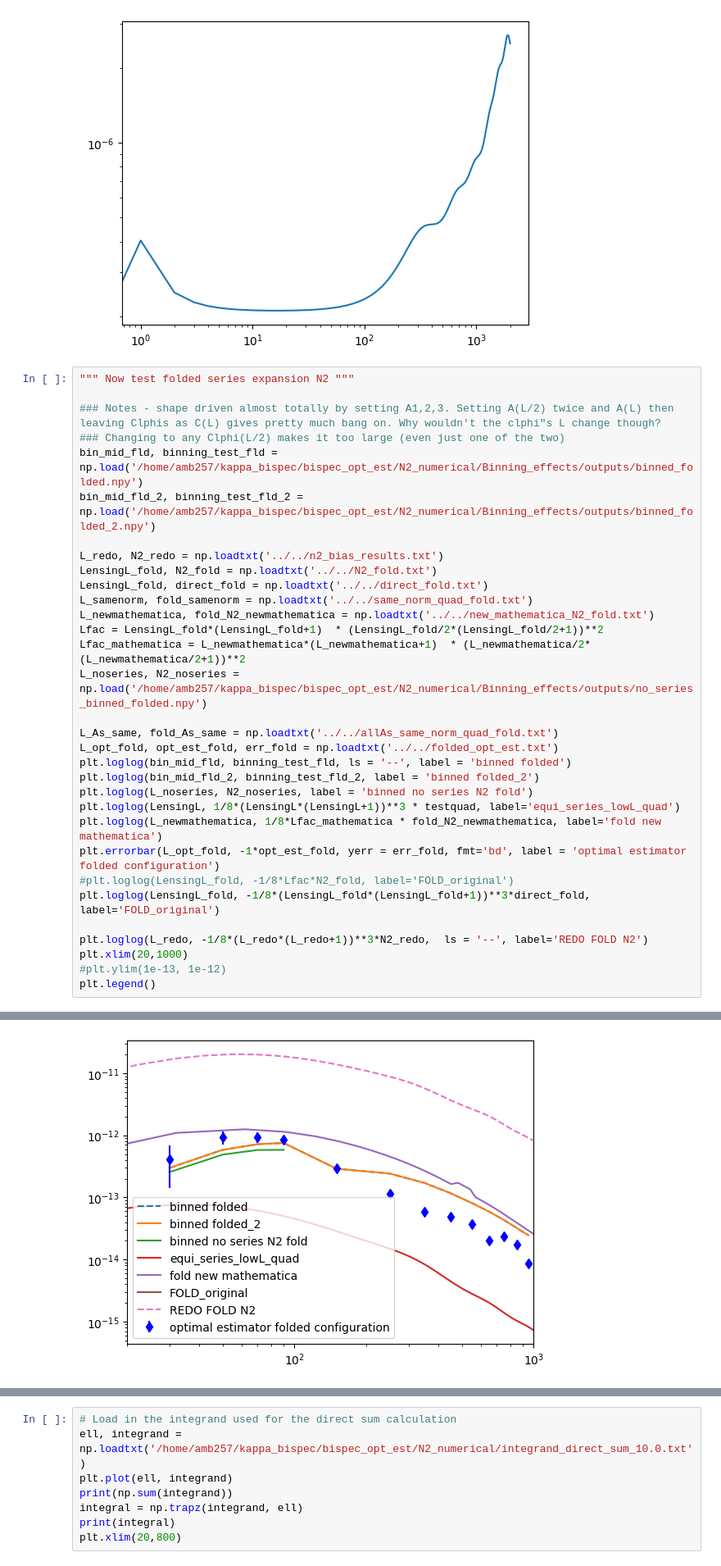
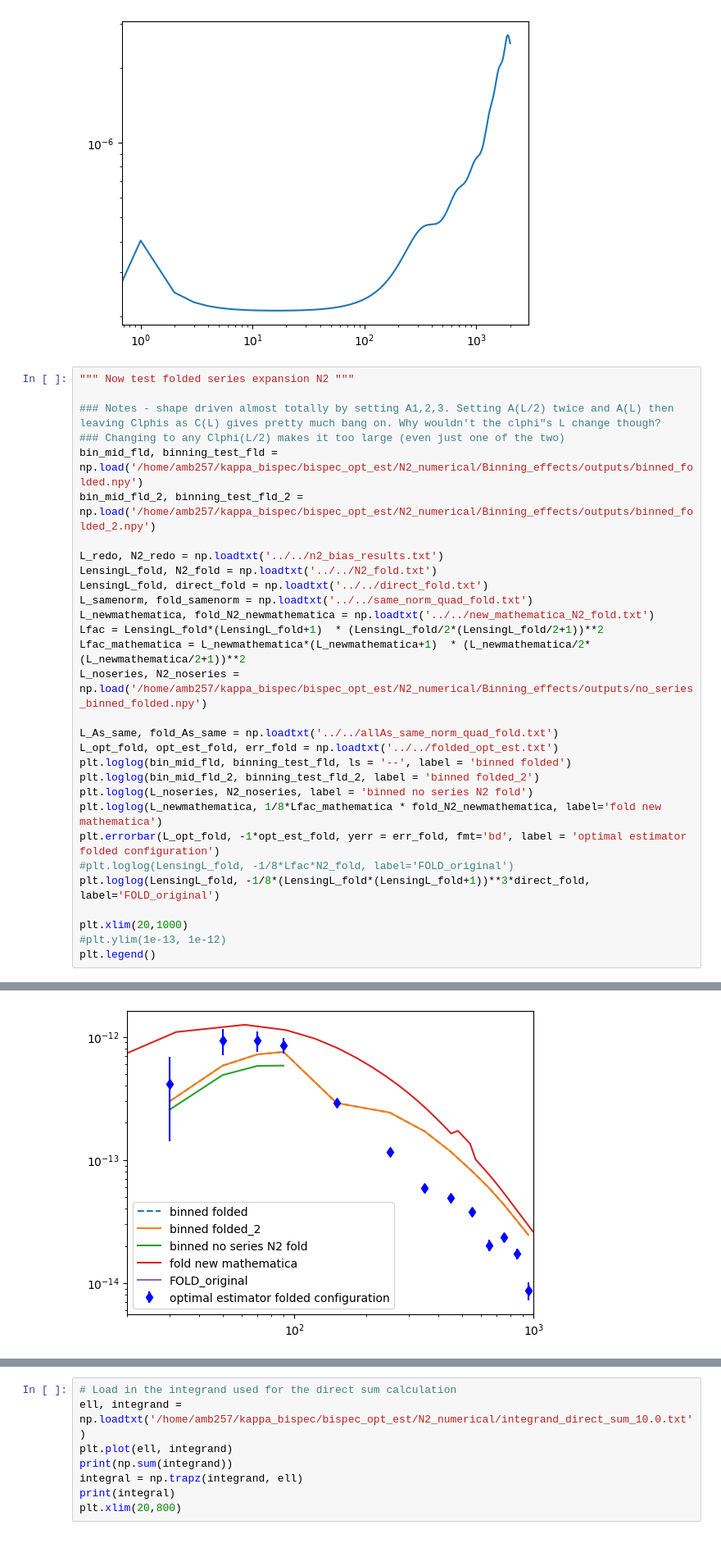
Before and after one commit to aleksandrbowkis/bispec_opt_est, a Jupyter notebook: N2_numerical/Binning_effects/Visualisation/N2_tests.ipynb, the cells around one changed output, grey strips where cells are left out. Shown at 82% size. Cells and saved outputs as stored; diff of their text form.

```diff
--- a/N2_numerical/Binning_effects/Visualisation/N2_tests.ipynb
+++ b/N2_numerical/Binning_effects/Visualisation/N2_tests.ipynb
@@ -158,36 +160,34 @@ plt.loglog(L_norm, Lfac_norm*norm_phi)
 
 ### Notes - shape driven almost totally by setting A1,2,3. Setting A(L/2) twice and A(L) then leaving Clphis as C(L) gives pretty much bang on. Why wouldn't the clphi"s L change though?
 ### Changing to any Clphi(L/2) makes it too large (even just one of the two)
 bin_mid_fld, binning_test_fld = np.load('/home/amb257/kappa_bispec/bispec_opt_est/N2_numerical/Binning_effects/outputs/binned_folded.npy')
 bin_mid_fld_2, binning_test_fld_2 = np.load('/home/amb257/kappa_bispec/bispec_opt_est/N2_numerical/Binning_effects/outputs/binned_folded_2.npy')
 
 L_redo, N2_redo = np.loadtxt('../../n2_bias_results.txt')
 LensingL_fold, N2_fold = np.loadtxt('../../N2_fold.txt')
 LensingL_fold, direct_fold = np.loadtxt('../../direct_fold.txt')
 L_samenorm, fold_samenorm = np.loadtxt('../../same_norm_quad_fold.txt')
 L_newmathematica, fold_N2_newmathematica = np.loadtxt('../../new_mathematica_N2_fold.txt')
 Lfac = LensingL_fold*(LensingL_fold+1)  * (LensingL_fold/2*(LensingL_fold/2+1))**2
 Lfac_mathematica = L_newmathematica*(L_newmathematica+1)  * (L_newmathematica/2*(L_newmathematica/2+1))**2
 L_noseries, N2_noseries = np.load('/home/amb257/kappa_bispec/bispec_opt_est/N2_numerical/Binning_effects/outputs/no_series_binned_folded.npy')
 
 L_As_same, fold_As_same = np.loadtxt('../../allAs_same_norm_quad_fold.txt')
 L_opt_fold, opt_est_fold, err_fold = np.loadtxt('../../folded_opt_est.txt')
 plt.loglog(bin_mid_fld, binning_test_fld, ls = '--', label = 'binned folded')
 plt.loglog(bin_mid_fld_2, binning_test_fld_2, label = 'binned folded_2')
 plt.loglog(L_noseries, N2_noseries, label = 'binned no series N2 fold')
-plt.loglog(LensingL, 1/8*(LensingL*(LensingL+1))**3 * testquad, label='equi_series_lowL_quad')
 plt.loglog(L_newmathematica, 1/8*Lfac_mathematica * fold_N2_newmathematica, label='fold new mathematica')
 plt.errorbar(L_opt_fold, -1*opt_est_fold, yerr = err_fold, fmt='bd', label = 'optimal estimator folded configuration')
 #plt.loglog(LensingL_fold, -1/8*Lfac*N2_fold, label='FOLD_original')
 plt.loglog(LensingL_fold, -1/8*(LensingL_fold*(LensingL_fold+1))**3*direct_fold, label='FOLD_original')
 
-plt.loglog(L_redo, -1/8*(L_redo*(L_redo+1))**3*N2_redo,  ls = '--', label='REDO FOLD N2')
 plt.xlim(20,1000)
 #plt.ylim(1e-13, 1e-12)
 plt.legend()
 # %% [output]
 <matplotlib.legend.Legend at 0x...>
-[figure, old version]
+[figure, new version]
 # %%
 # test full expression for folded configuration note the full_N2_series_integral.py script computes this for KAPPA
 L_newmath_full, N2_fold_newmath_full = np.loadtxt('/home/amb257/kappa_bispec/bispec_opt_est/N2_numerical/Binning_effects/outputs/foldN2_from_full_int.txt')
```
Also changed, not shown: parts of 5 cells of this notebook, 46 other files.
